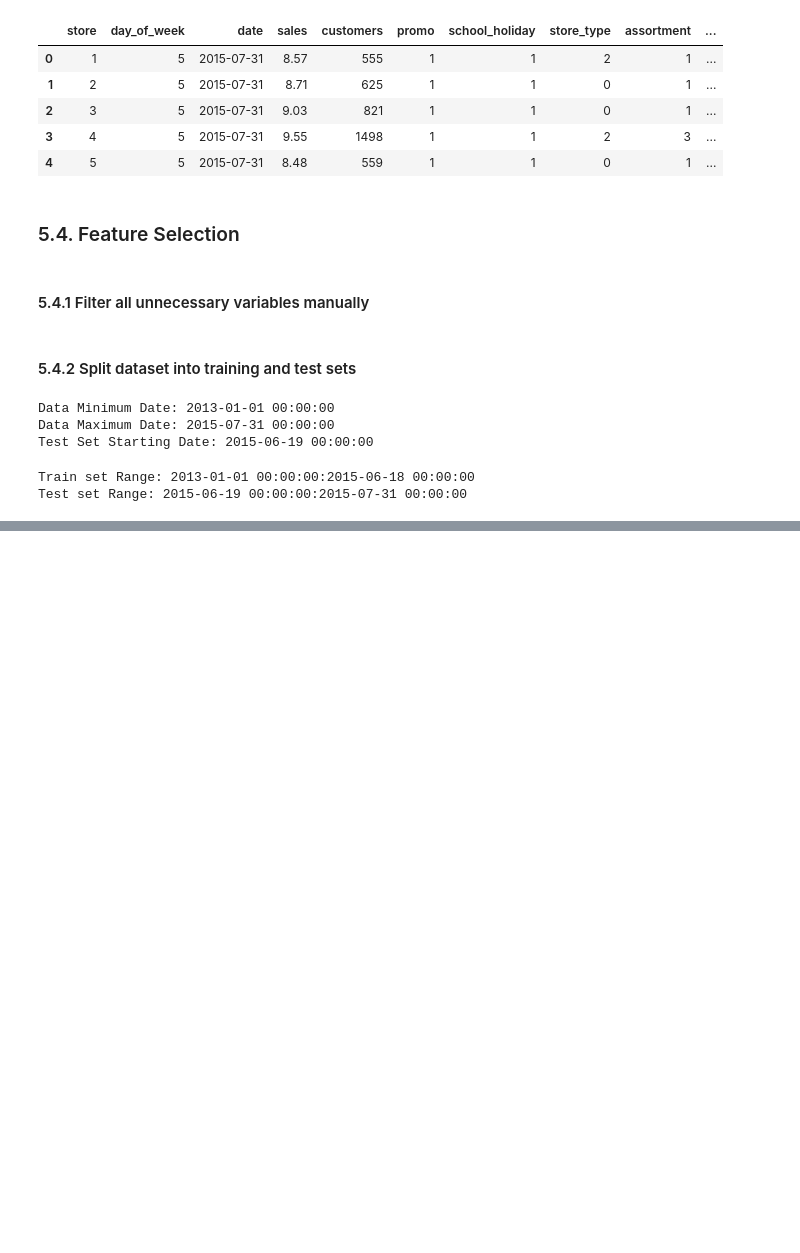
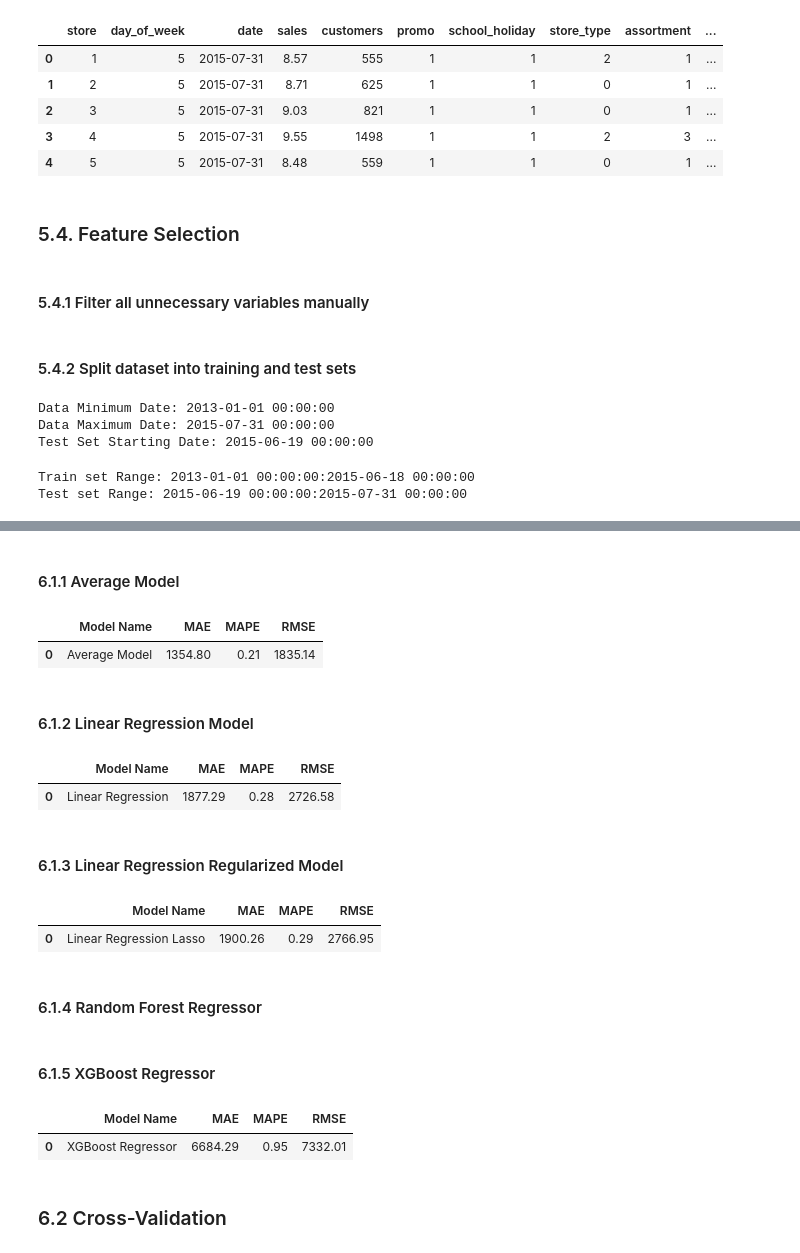
Before and after one commit to MikeMadeira/Rossmann-Store-Sales-Forecasting, a Jupyter notebook: notebooks/1.0-end-to-end-msm.ipynb, the cells around one changed output, grey strips where cells are left out. Drawn from its saved outputs; the diff is of its cells as text; code cells hidden in the pictures; blank space fills up the shorter version.

```diff
--- a/notebooks/1.0-end-to-end-msm.ipynb
+++ b/notebooks/1.0-end-to-end-msm.ipynb
@@ -1525,9 +1589,24 @@ cols_not_selected = [column for column in stores_sales_df_preprocess.columns.to_
 # %%
 # Extend the selected features to other features that must be maintained
-# cols_selected = []
+cols_selected = ['store',
+                 'promo',
+                 'store_type',
+                 'assortment',
+                 'competition_distance',
+                 'promo2',
+                 'competition_time_month',
+                 'promo_time_week',
+                 'day_of_week_sin',
+                 'day_of_week_cos',
+                 'month_sin',
+                 'month_cos',
+                 'day_sin',
+                 'day_cos',
+                 'week_of_year_sin',
+                 'week_of_year_cos']
 
 # Add date and sales since it will be used again to split dataset and train the models
-final_cols_selected = cols_selected.extend(['date','sales'])
+cols_selected.extend(['date','sales'])
 
 # Dataset best features
-stores_sales_df_preprocess = stores_sales_df_preprocess[final_cols_selected]
+stores_sales_df_preprocess = stores_sales_df_preprocess[cols_selected]
@@ -1533,0 +1615,2 @@ stores_sales_df_preprocess = stores_sales_df_preprocess[final_cols_selected]
+# %%
+stores_sales_df_train = stores_sales_df_preprocess.copy(deep=True)
@@ -1533,0 +1619,9 @@ stores_sales_df_preprocess = stores_sales_df_preprocess[final_cols_selected]
+# %%
+X_train = stores_sales_df_train[stores_sales_df_train['date'] < '2015-06-19']
+y_train = X_train['sales']
+
+X_test = stores_sales_df_train[stores_sales_df_train['date'] >= '2015-06-19']
+y_test = X_test['sales']
+
+print(f'Train set Range: {X_train["date"].min()}:{X_train["date"].max()}')
+print(f'Test set Range: {X_test["date"].min()}:{X_test["date"].max()}')
@@ -1533,0 +1631,18 @@ stores_sales_df_preprocess = stores_sales_df_preprocess[final_cols_selected]
+# %% [markdown]
+#### 6.1.1 Average Model
+# %%
+# prediction
+y_pred_per_store = X_test[['store','sales']].groupby('store').mean().reset_index().rename(columns={'sales': 'predictions'})
+
+X_test_pred = pd.merge(X_test,y_pred_per_store, how='left', on='store')
+y_pred = X_test_pred['predictions']
+
+# performance
+avg_model_result = ml_error('Average Model',np.exp(y_pred), np.exp(y_test))
+# %%
+avg_model_result
+# %% [output]
+|  | Model Name | MAE | MAPE | RMSE |
+| 0 | Average Model | 1354.80 | 0.21 | 1835.14 |
+# %% [markdown]
+#### 6.1.2 Linear Regression Model
@@ -1533,0 +1666,7 @@ stores_sales_df_preprocess = stores_sales_df_preprocess[final_cols_selected]
+# %%
+lr_result
+# %% [output]
+|  | Model Name | MAE | MAPE | RMSE |
+| 0 | Linear Regression | 1877.29 | 0.28 | 2726.58 |
+# %% [markdown]
+#### 6.1.3 Linear Regression Regularized Model
@@ -1533,0 +1685,7 @@ stores_sales_df_preprocess = stores_sales_df_preprocess[final_cols_selected]
+# %%
+lrr_result
+# %% [output]
+|  | Model Name | MAE | MAPE | RMSE |
+| 0 | Linear Regression Lasso | 1900.26 | 0.29 | 2766.95 |
+# %% [markdown]
+#### 6.1.4 Random Forest Regressor
@@ -1533,0 +1711,2 @@ stores_sales_df_preprocess = stores_sales_df_preprocess[final_cols_selected]
+# %% [markdown]
+#### 6.1.5 XGBoost Regressor
@@ -1533,0 +1731,5 @@ stores_sales_df_preprocess = stores_sales_df_preprocess[final_cols_selected]
+# %%
+xgb_result
+# %% [output]
+|  | Model Name | MAE | MAPE | RMSE |
+| 0 | XGBoost Regressor | 6684.29 | 0.95 | 7332.01 |
@@ -1533,0 +1741,2 @@ stores_sales_df_preprocess = stores_sales_df_preprocess[final_cols_selected]
+# %% [markdown]
+### 6.2 Cross-Validation
```
Also changed, not shown: parts of 37 cells of this notebook.
